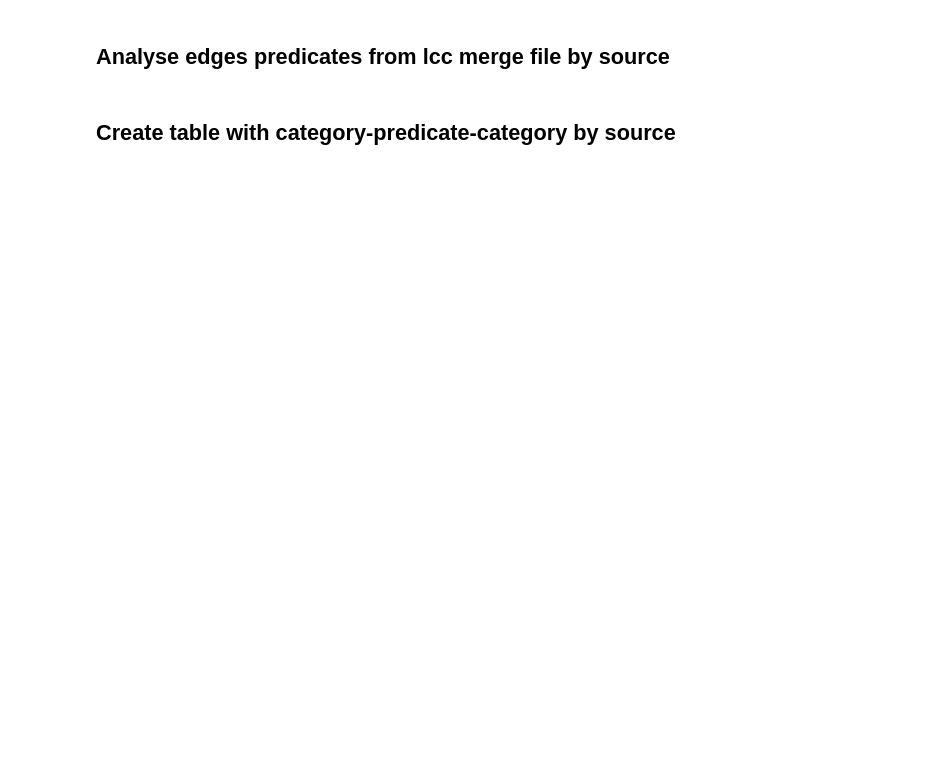
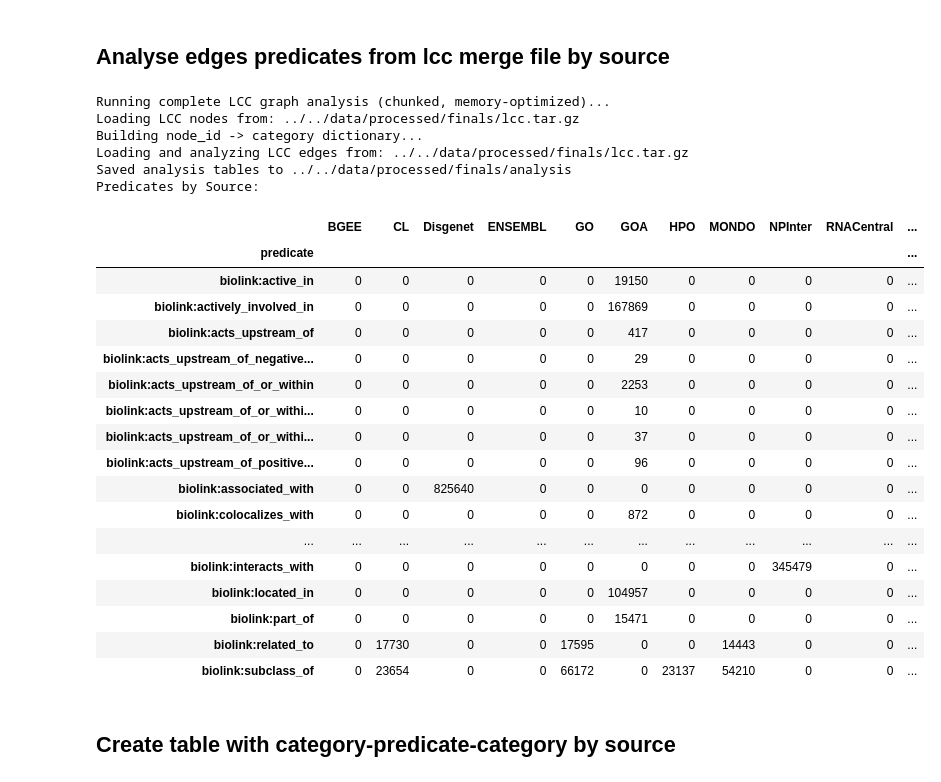
Before and after one commit to hmartiniano/ngest, a Jupyter notebook: workflow/notebooks/lcc_analysis.ipynb, the cells around one changed output. Drawn from its saved outputs; the diff is of its cells as text; code cells hidden in the pictures; blank space fills up the shorter version.

```diff
--- a/workflow/notebooks/lcc_analysis.ipynb
+++ b/workflow/notebooks/lcc_analysis.ipynb
@@ -3,13 +6,15 @@ import pandas as pd
 # %% [markdown]
 ## Total nodes from lcc files
 # %%
-nodes = pd.read_csv("../../data/processed/finals/lcc_nodes.tsv", sep="\t", low_memory=False)
+# Stream nodes directly from lcc.tar.gz (or plain .tsv if uncompressed)
+lcc_path = "../../data/processed/finals/lcc.tar.gz"
+nodes = load_nodes(lcc_path)
 
-category = pd.value_counts(nodes["category"])
+category = nodes["category"].value_counts()
+prefixes = nodes["id"].str.split(":").str[0].value_counts()
 
-prefixes= pd.value_counts(nodes["id"].str.split(":").str[0])
-
-print("Nodes by category: \n")
+print("Nodes by category:")
 display(category)
-print("Nodes by prefix: \n")
+print()
+print("Nodes by prefix:")
 display(prefixes)
@@ -59,2 +124,34 @@ display(predicates)
+# %%
+# Deep analysis: Predicates and Metagraph Schema via memory-optimized engine
+print("Running complete LCC graph analysis (chunked, memory-optimized)...")
+lcc_results = analyze_lcc_graph(lcc_path, output_dir="../../data/processed/finals/analysis")
+
+print("Predicates by Source:")
+display(lcc_results["predicates_by_source"])
+# %% [output]
+Running complete LCC graph analysis (chunked, memory-optimized)...
+Loading LCC nodes from: ../../data/processed/finals/lcc.tar.gz
+Building node_id -> category dictionary...
+Loading and analyzing LCC edges from: ../../data/processed/finals/lcc.tar.gz
+Saved analysis tables to ../../data/processed/finals/analysis
+Predicates by Source:
+|  | BGEE | CL | Disgenet | ENSEMBL | GO | GOA | HPO | MONDO | NPInter | RNACentral | ... |
+| predicate |  |  |  |  |  |  |  |  |  |  | ... |
+| biolink:active_in | 0 | 0 | 0 | 0 | 0 | 19150 | 0 | 0 | 0 | 0 | ... |
+| biolink:actively_involved_in | 0 | 0 | 0 | 0 | 0 | 167869 | 0 | 0 | 0 | 0 | ... |
+| biolink:acts_upstream_of | 0 | 0 | 0 | 0 | 0 | 417 | 0 | 0 | 0 | 0 | ... |
+| biolink:acts_upstream_of_negative... | 0 | 0 | 0 | 0 | 0 | 29 | 0 | 0 | 0 | 0 | ... |
+| biolink:acts_upstream_of_or_within | 0 | 0 | 0 | 0 | 0 | 2253 | 0 | 0 | 0 | 0 | ... |
+| biolink:acts_upstream_of_or_withi... | 0 | 0 | 0 | 0 | 0 | 10 | 0 | 0 | 0 | 0 | ... |
+| biolink:acts_upstream_of_or_withi... | 0 | 0 | 0 | 0 | 0 | 37 | 0 | 0 | 0 | 0 | ... |
+| biolink:acts_upstream_of_positive... | 0 | 0 | 0 | 0 | 0 | 96 | 0 | 0 | 0 | 0 | ... |
+| biolink:associated_with | 0 | 0 | 825640 | 0 | 0 | 0 | 0 | 0 | 0 | 0 | ... |
+| biolink:colocalizes_with | 0 | 0 | 0 | 0 | 0 | 872 | 0 | 0 | 0 | 0 | ... |
+| ... | ... | ... | ... | ... | ... | ... | ... | ... | ... | ... | ... |
+| biolink:interacts_with | 0 | 0 | 0 | 0 | 0 | 0 | 0 | 0 | 345479 | 0 | ... |
+| biolink:located_in | 0 | 0 | 0 | 0 | 0 | 104957 | 0 | 0 | 0 | 0 | ... |
+| biolink:part_of | 0 | 0 | 0 | 0 | 0 | 15471 | 0 | 0 | 0 | 0 | ... |
+| biolink:related_to | 0 | 17730 | 0 | 0 | 17595 | 0 | 0 | 14443 | 0 | 0 | ... |
+| biolink:subclass_of | 0 | 23654 | 0 | 0 | 66172 | 0 | 23137 | 54210 | 0 | 0 | ... |
 # %% [markdown]
 ## Create table with category-predicate-category by source
```
Also changed, not shown: parts of 10 cells of this notebook, 45 other files.
